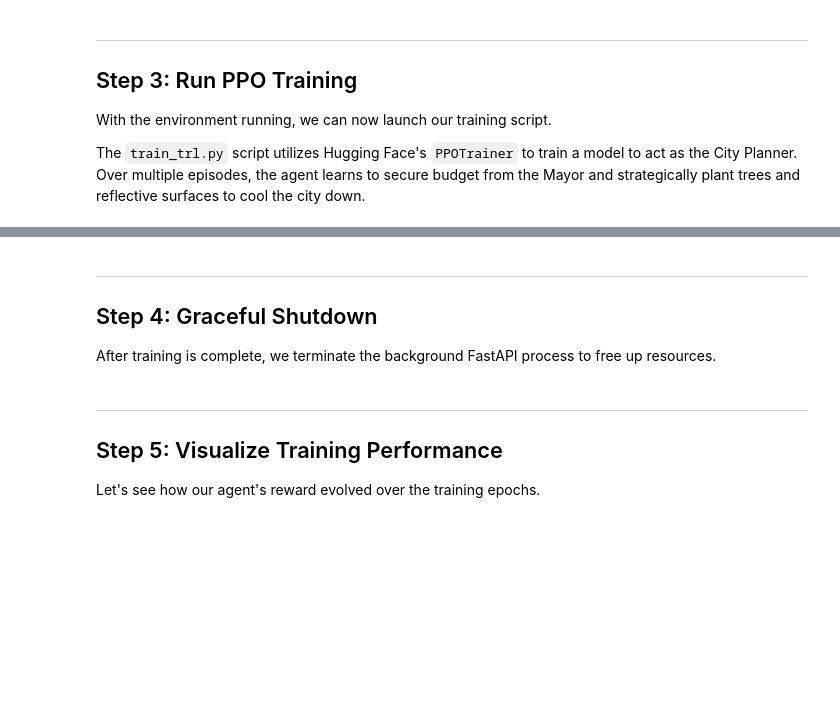
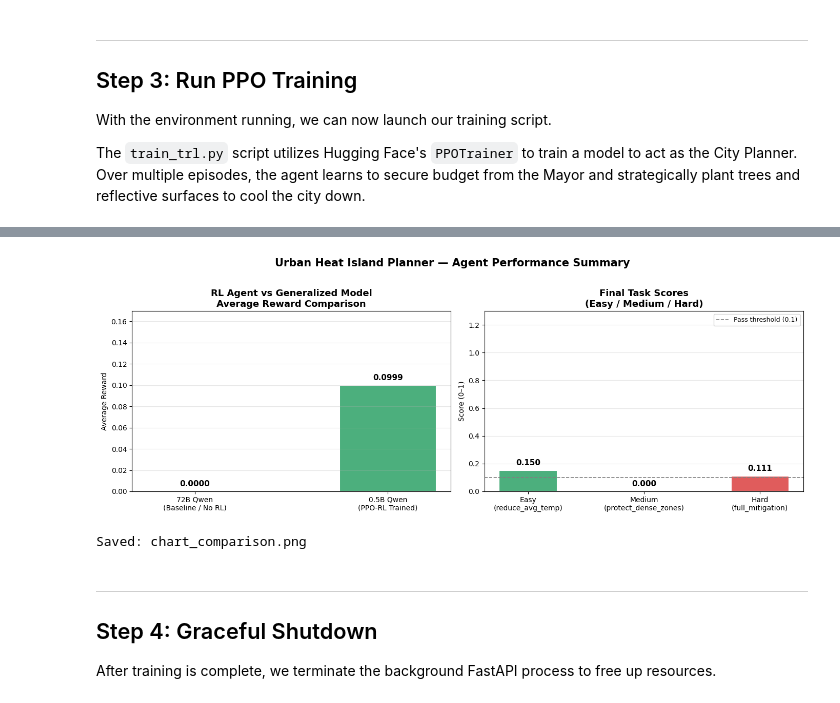
Before and after one commit to zayemnadeem/Urban_heat_env, a Jupyter notebook: train_trl.ipynb, the cells around one changed output, grey strips where cells are left out. Cells and saved outputs as stored; diff of their text form; code cells hidden in the pictures; blank space fills up the shorter version.

```diff
--- a/train_trl.ipynb
+++ b/train_trl.ipynb
@@ -61,3 +184,65 @@ The `train_trl.py` script utilizes Hugging Face's `PPOTrainer` to train a model
+# %%
+import os
+import json
+import numpy as np
+import matplotlib.pyplot as plt
+
+# Load training rewards
+with open("train_metrics.json") as f:
+    metrics = json.load(f)
+rewards = metrics["epoch_rewards"]
+rl_avg = float(np.mean(rewards))
+
+# Load inference rewards if available, else default to 0.0
+inference_avg = 0.0
+if os.path.exists("inference_metrics.json"):
+    with open("inference_metrics.json") as f:
+        inf_metrics = json.load(f)
+    all_inf = [r for v in inf_metrics.values() for r in v]
+    inference_avg = float(np.mean(all_inf)) if all_inf else 0.0
+
+# Task scores collected in Step 5
+task_labels = ["Easy\n(reduce_avg_temp)", "Medium\n(protect_dense_zones)", "Hard\n(full_mitigation)"]
+task_ids    = ["reduce_avg_temp", "protect_dense_zones", "full_mitigation"]
+task_values = [task_scores.get(tid, 0.0) for tid in task_ids]
+
+fig, (ax1, ax2) = plt.subplots(1, 2, figsize=(14, 5))
+
+# Bar Chart 1: RL vs Baseline
+bars1 = ax1.bar(
+    ["72B Qwen\n(Baseline / No RL)", "0.5B Qwen\n(PPO-RL Trained)"],
+    [inference_avg, rl_avg],
+    color=["#e05c5c", "#4caf7d"], width=0.5, edgecolor="white", linewidth=1.5
+)
+ax1.bar_label(bars1, fmt="%.4f", padding=5, fontsize=11, fontweight="bold")
+ax1.set_title("RL Agent vs Generalized Model\nAverage Reward Comparison", fontsize=13, fontweight="bold")
+ax1.set_ylabel("Average Reward")
+ax1.set_ylim(0, max(rl_avg, inference_avg) * 1.5 + 0.02)
+ax1.grid(axis="y", alpha=0.3)
+
+# Bar Chart 2: Task Scores
+bars2 = ax2.bar(
+    task_labels, task_values,
+    color=["#4caf7d", "#f0a500", "#e05c5c"],
+    width=0.5, edgecolor="white", linewidth=1.5
+)
+ax2.bar_label(bars2, fmt="%.3f", padding=5, fontsize=11, fontweight="bold")
+ax2.set_title("Final Task Scores\n(Easy / Medium / Hard)", fontsize=13, fontweight="bold")
+ax2.set_ylabel("Score (0–1)")
+ax2.set_ylim(0, 1.3)
+ax2.axhline(0.1, color="gray", linestyle="--", linewidth=1.2, label="Pass threshold (0.1)")
+ax2.legend(fontsize=9)
+ax2.grid(axis="y", alpha=0.3)
+
+fig.suptitle("Urban Heat Island Planner — Agent Performance Summary",
+             fontsize=15, fontweight="bold", y=1.02)
+plt.tight_layout()
+plt.savefig("chart_comparison.png", dpi=150, bbox_inches="tight")
+plt.show()
+print("Saved: chart_comparison.png")
+# %% [output]
+[figure, added]
+Saved: chart_comparison.png
 # %% [markdown]
 ---
 ## Step 4: Graceful Shutdown
@@ -65,7 +250,3 @@ After training is complete, we terminate the background FastAPI process to free
 # %%
 server_process.terminate()
 print("Server shut down successfully.")
-# %% [markdown]
----
-## Step 5: Visualize Training Performance
-Let's see how our agent's reward evolved over the training epochs.
```
Also changed, not shown: parts of 10 cells of this notebook.
